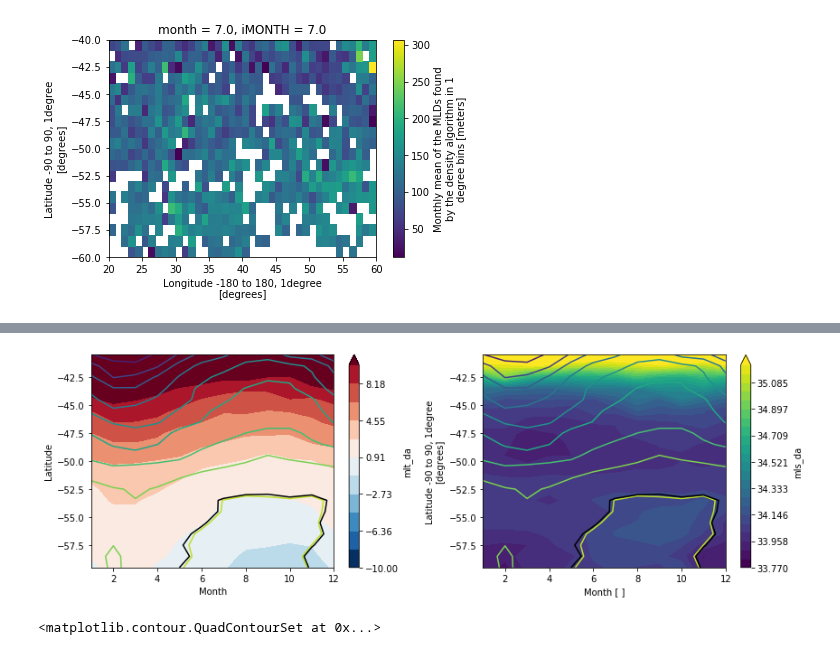
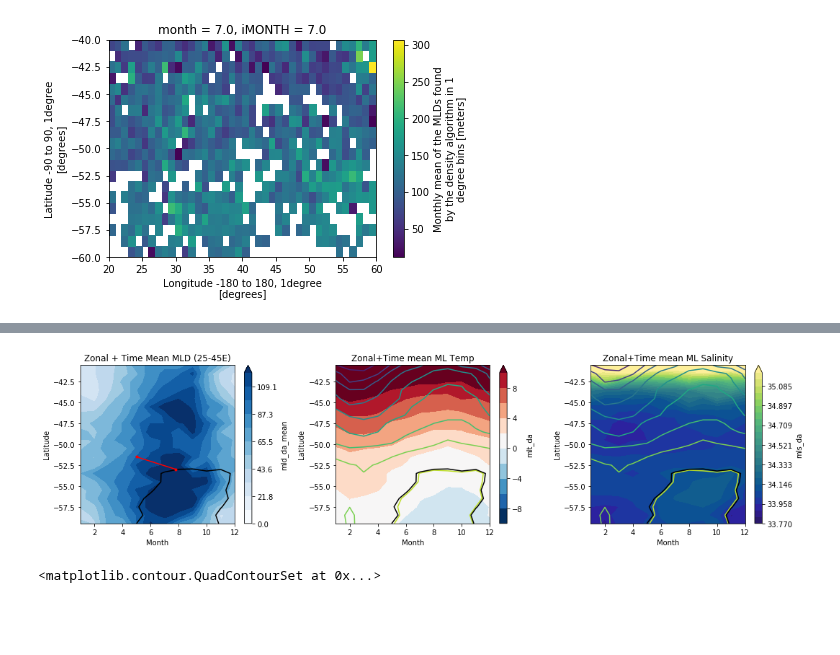
Before and after one commit to dhruvbalwada/sogos, a Jupyter notebook: notebooks/0.0_db_Holte_MLD_climatology.ipynb, the cells around one changed output, grey strips where cells are left out. Saved outputs shown, nothing was run; the diff lists cells and outputs as text; code cells hidden in the pictures; blank space fills up the shorter version.

```diff
--- a/notebooks/0.0_db_Holte_MLD_climatology.ipynb
+++ b/notebooks/0.0_db_Holte_MLD_climatology.ipynb
@@ -121,6 +122,8 @@ ds.mld_da_mean.sel(iLAT=slice(-60,-40), iLON=slice(20,60)).isel(iMONTH=6).plot()
 # %% [output]
 <matplotlib.collections.QuadMesh at 0x...>
 [figure]
+# %%
+glider = {"start_month": 4.99, "end_month":7.8,  "start_lat": -51.5, "end_lat": -53}
 # %%
 ds.mld_da_mean.sel(iLAT=slice(-60,-30), iLON=slice(25,45)).mean('iLON').plot.contourf(vmax=120, vmin=0, levels=12, cmap='Blues')
 ds.mlpd_da.sel(iLAT=slice(-60,-40), iLON=slice(25,45)).mean('iLON').plot.contour(levels=[27.189, 27.752], colors='k')
@@ -130,20 +149,35 @@ ds.mlpd_da.sel(iLAT=slice(-60,-40), iLON=slice(25,45)).mean('iLON').plot.contour
 # %%
-plt.figure(figsize=(12,4))
-plt.subplot(121)
-ds.mlt_da.sel(iLAT=slice(-60,-40), iLON=slice(25,45)).mean('iLON').plot.contourf(vmin=-10, levels=12)
+plt.figure(figsize=(15,4))
+plt.subplot(131)
+ds.mld_da_mean.sel(iLAT=slice(-60,-40), iLON=slice(25,45)).mean('iLON').plot.contourf(vmax=120, vmin=0, levels=12, cmap='Blues')
+ds.mlpd_da.sel(iLAT=slice(-60,-40), iLON=slice(25,45)).mean('iLON').plot.contour(levels=[27.189, 27.752], colors='k')
+plt.plot([glider['start_month'], glider['end_month']],
+         [glider['start_lat'], glider['end_lat']], Marker='.', color='r')
+plt.xlabel('Month')
+plt.ylabel('Latitude')
+plt.title('Zonal + Time Mean MLD (25-45E)')
+
+plt.subplot(132)
+ds.mlt_da.sel(iLAT=slice(-60,-40), iLON=slice(25,45)).mean('iLON').plot.contourf(vmin=-10, vmax=10, levels=11, cmap='RdBu_r')
 ds.mlpd_da.sel(iLAT=slice(-60,-40), iLON=slice(25,45)).mean('iLON').plot.contour(levels=12)
 ds.mlpd_da.sel(iLAT=slice(-60,-40), iLON=slice(25,45)).mean('iLON').plot.contour(levels=[27.189, 27.752], colors='k')
 plt.xlabel('Month')
 plt.ylabel('Latitude')
+plt.title('Zonal+Time mean ML Temp')
 
-plt.subplot(122)
-ds.mls_da.sel(iLAT=slice(-60,-40), iLON=slice(25,45)).mean('iLON').plot.contourf(vmin=33.77, vmax=35.21,levels=24)
+plt.subplot(133)
+ds.mls_da.sel(iLAT=slice(-60,-40), iLON=slice(25,45)).mean('iLON').plot.contourf(vmin=33.77,
+                                             vmax=35.21,levels=24, cmap=cmocean.cm.haline)
 ds.mlpd_da.sel(iLAT=slice(-60,-40), iLON=slice(25,45)).mean('iLON').plot.contour(levels=12)
 ds.mlpd_da.sel(iLAT=slice(-60,-40), iLON=slice(25,45)).mean('iLON').plot.contour(levels=[27.189, 27.752], colors='k')
+plt.xlabel('Month')
+plt.ylabel('Latitude')
+plt.title('Zonal+Time mean ML Salinity')
 
 plt.tight_layout()
+plt.savefig('../figures/Clim_ML_properties.png')
 # %% [output]
-[figure, old version]
+[figure, new version]
 # %%
 ds.mlt_da.sel(iLAT=slice(-60,-40), iLON=slice(30,50)).mean('iLON').plot.contourf(levels=12)
 ds.mlpd_da.sel(iLAT=slice(-60,-40), iLON=slice(30,50)).mean('iLON').plot.contour(levels=12)
```
Also changed, not shown: parts of 3 cells of this notebook, 9 other files.
